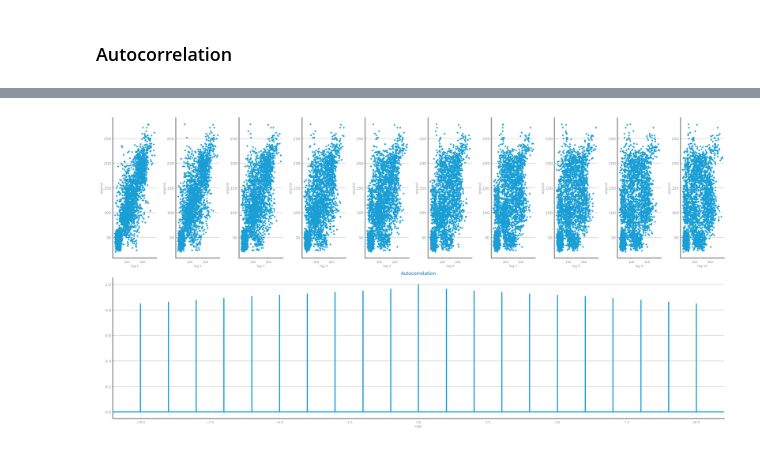
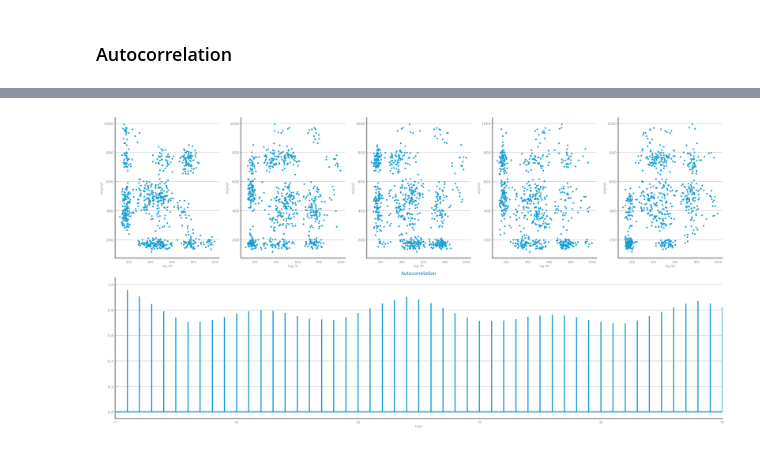
Before and after one commit to DaviGiordano/data-science-course-project, a Jupyter notebook: ipynb_files/Time Series/Analysis/Lab413_ts_distribution_traffic.ipynb, the cells around one changed output, grey strips where cells are left out. Drawn from its saved outputs; the diff is of its cells as text; code cells hidden in the pictures.

Commit message:
Adjust traffic autocorrelation plot

```diff
--- a/ipynb_files/Time Series/Analysis/Lab413_ts_distribution_traffic.ipynb
+++ b/ipynb_files/Time Series/Analysis/Lab413_ts_distribution_traffic.ipynb
@@ -98,29 +98,30 @@ fig.savefig(f"./images/{file_tag}_autocorrelation.png", bbox_inches='tight')
 # %%
 from matplotlib.pyplot import setp
 from matplotlib.gridspec import GridSpec
 
 
 def autocorrelation_study(series: Series, max_lag: int, delta: int = 1):
     k: int = int(max_lag / delta)
     fig = figure(figsize=(4 * HEIGHT, 2 * HEIGHT), constrained_layout=True)
     gs = GridSpec(2, k, figure=fig)
 
     series_values: list = series.tolist()
     for i in range(1, k + 1):
         ax = fig.add_subplot(gs[0, i - 1])
         lag = i * delta
         ax.scatter(series.shift(lag).tolist(), series_values)
         ax.set_xlabel(f"lag {lag}")
         ax.set_ylabel("original")
     ax = fig.add_subplot(gs[1, :])
     ax.acorr(series, maxlags=max_lag)
     ax.set_title("Autocorrelation")
     ax.set_xlabel("Lags")
+    ax.set_xlim([0, max_lag])
     return fig
 
 
-fig = autocorrelation_study(series, 10, 1)
+fig = autocorrelation_study(ss_hourly, 50, 10)
 
 fig.savefig(f"./images/{file_tag}autocorrelation_study.png", bbox_inches='tight')
 # %% [output]
-[figure, old version]
+[figure, new version]
```
Also changed, not shown: parts of 1 cell of this notebook, 3 other files.
